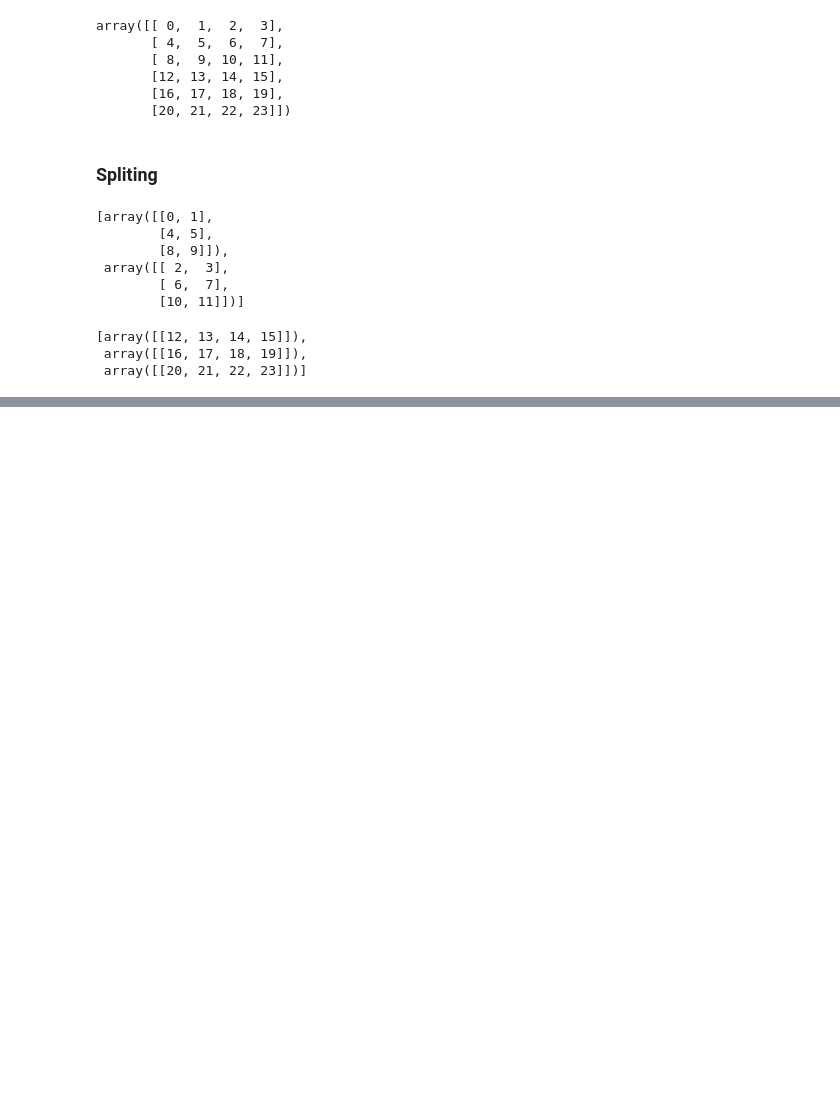
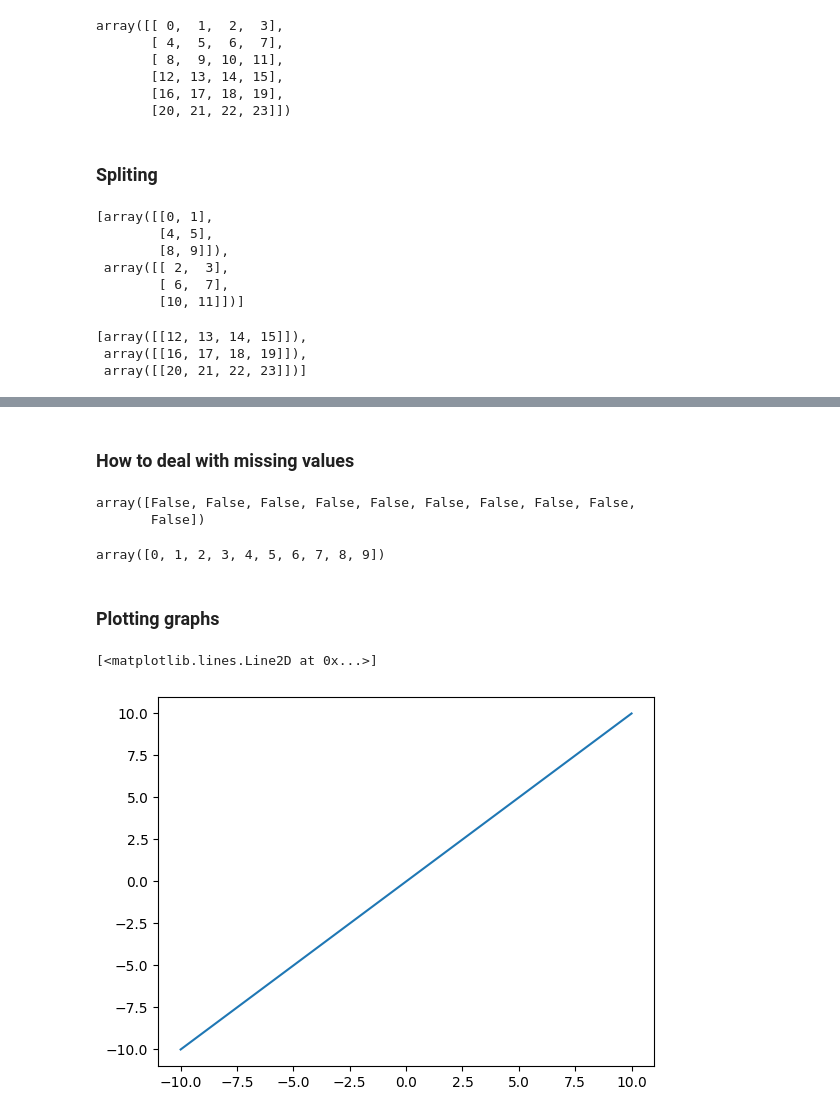
Before and after one commit to devcodes001/Machine-learning, a Jupyter notebook: Pythonfundementals/1.4.numpy.ipynb, the cells around one changed output, grey strips where cells are left out. Cells and saved outputs as stored; diff of their text form; code cells hidden in the pictures; blank space fills up the shorter version.

```diff
--- a/Pythonfundementals/1.4.numpy.ipynb
+++ b/Pythonfundementals/1.4.numpy.ipynb
@@ -551,0 +648,26 @@ np.vsplit(a5,3)
+# %% [markdown]
+### How to deal with missing values
+# %%
+#plotting a 2D plot
+x = np.linspace(-10,10,100)
+np.isnan(a)
+# %% [output]
+array([False, False, False, False, False, False, False, False, False,
+       False])
+# %%
+#boolean indexing
+a[~np.isnan(a)]
+# %% [output]
+array([0, 1, 2, 3, 4, 5, 6, 7, 8, 9])
+# %% [markdown]
+### Plotting graphs
+# %%
+#plotting a 2d plot
+x = np.linspace(-10,10,100)
+y = x
+# %%
+import matplotlib.pyplot as plt
+plt.plot(x,y)
+# %% [output]
+[<matplotlib.lines.Line2D at 0x...>]
+[figure, added]
```
Also changed, not shown: parts of 17 cells of this notebook.
